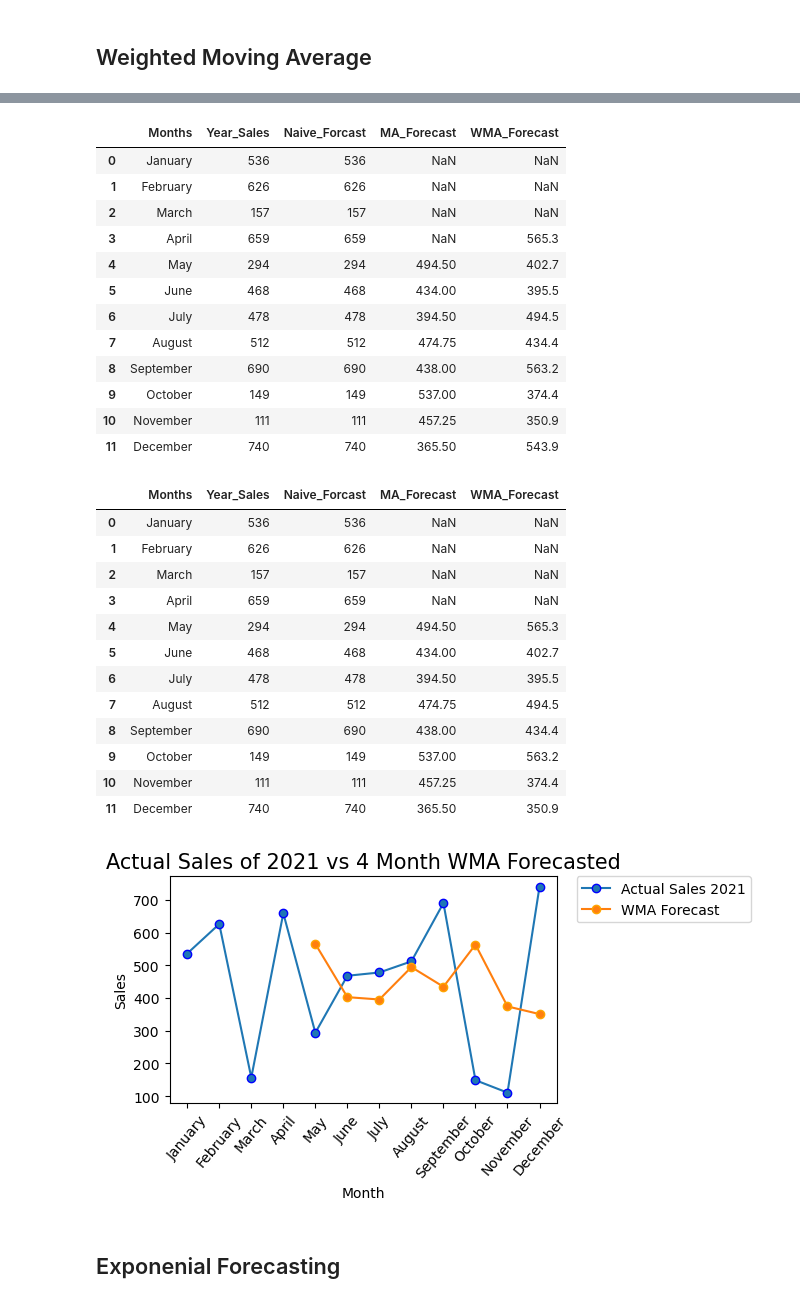
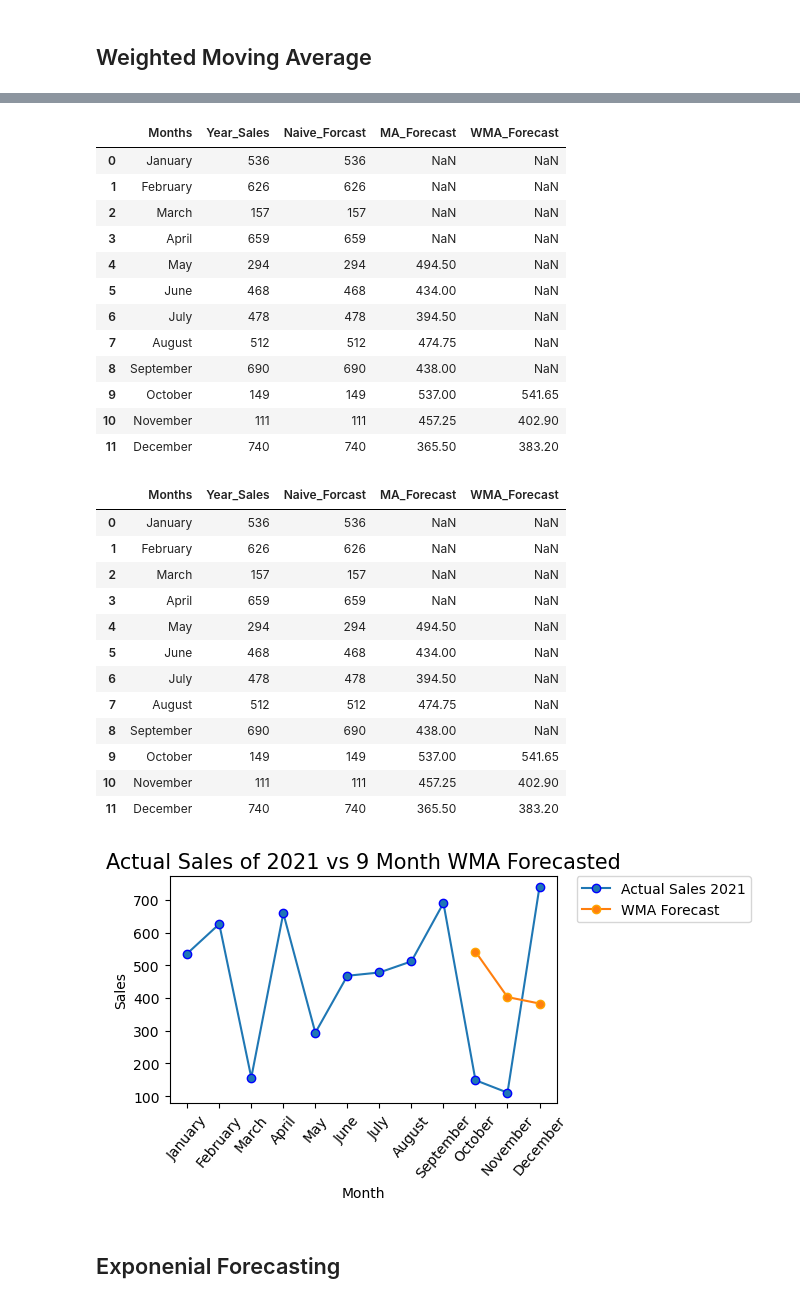
Before and after one commit to Gallillio/Sales-Forecasting-App, a Jupyter notebook: Forecasting App.ipynb, the cells around one changed output, grey strips where cells are left out. Drawn from its saved outputs; the diff is of its cells as text; code cells hidden in the pictures.

Commit message:
Day 2
Learned Tkinter and used it to add some GUI, made the GUI for the monthy sale input as well as some simple changes to the backend without GUI

```diff
--- a/Forecasting App.ipynb
+++ b/Forecasting App.ipynb
@@ -242,6 +388,6 @@ def WMA_value(value):
        return MA_val
        break
 
-WMA_val = MA_value("Enter a number of Months \n for WMA and amount of Weights (1 - 11): ")
+WMA_val = MA_value("Enter a number of Months \n for WMA and Weight of each Month before (1 - 11): ")
 # %% [output]
 Enter a number of Months
@@ -249,7 +395,8 @@ Enter a number of Months
 # %%
 weights = []
 for i in range(WMA_val):
-    print("Weight Value ", i+1, end=" ")
-    weight = int(input(": "))
+    print(df["Months"][i], end=" ")
+    print("Weight Value ", end=" ")
+    weight = float(input(": "))
     weights.append(weight)
 # %% [output]
@@ -264,23 +416,25 @@ weights
 # %%
 df["WMA_Forecast"] = df["Year_Sales"].rolling(window = WMA_val).apply(lambda x: np.sum(weights*x)/np.sum(weights))
+#shifts cells down
+df["WMA_Forecast"] = df["WMA_Forecast"].shift(1)
 df
 # %% [output]
 |  | Months | Year_Sales | Naive_Forcast | MA_Forecast | WMA_Forecast |
 | 0 | January | 536 | 536 | NaN | NaN |
 | 1 | February | 626 | 626 | NaN | NaN |
 | 2 | March | 157 | 157 | NaN | NaN |
-| 3 | April | 659 | 659 | NaN | 565.3 |
-| 4 | May | 294 | 294 | 494.50 | 402.7 |
-| 5 | June | 468 | 468 | 434.00 | 395.5 |
-| 6 | July | 478 | 478 | 394.50 | 494.5 |
-| 7 | August | 512 | 512 | 474.75 | 434.4 |
-| 8 | September | 690 | 690 | 438.00 | 563.2 |
-| 9 | October | 149 | 149 | 537.00 | 374.4 |
-| 10 | November | 111 | 111 | 457.25 | 350.9 |
-| 11 | December | 740 | 740 | 365.50 | 543.9 |
+| 3 | April | 659 | 659 | NaN | NaN |
+| 4 | May | 294 | 294 | 494.50 | NaN |
+| 5 | June | 468 | 468 | 434.00 | NaN |
+| 6 | July | 478 | 478 | 394.50 | NaN |
+| 7 | August | 512 | 512 | 474.75 | NaN |
+| 8 | September | 690 | 690 | 438.00 | NaN |
+| 9 | October | 149 | 149 | 537.00 | 541.65 |
+| 10 | November | 111 | 111 | 457.25 | 402.90 |
+| 11 | December | 740 | 740 | 365.50 | 383.20 |
 # %%
-#shifts cells down
-df["WMA_Forecast"] = df["WMA_Forecast"].shift(1)
+
+
 df
 # %% [output]
 |  | Months | Year_Sales | Naive_Forcast | MA_Forecast | WMA_Forecast |
@@ -288,33 +442,37 @@ df
 | 1 | February | 626 | 626 | NaN | NaN |
 | 2 | March | 157 | 157 | NaN | NaN |
 | 3 | April | 659 | 659 | NaN | NaN |
-| 4 | May | 294 | 294 | 494.50 | 565.3 |
-| 5 | June | 468 | 468 | 434.00 | 402.7 |
-| 6 | July | 478 | 478 | 394.50 | 395.5 |
-| 7 | August | 512 | 512 | 474.75 | 494.5 |
-| 8 | September | 690 | 690 | 438.00 | 434.4 |
-| 9 | October | 149 | 149 | 537.00 | 563.2 |
-| 10 | November | 111 | 111 | 457.25 | 374.4 |
-| 11 | December | 740 | 740 | 365.50 | 350.9 |
+| 4 | May | 294 | 294 | 494.50 | NaN |
+| 5 | June | 468 | 468 | 434.00 | NaN |
+| 6 | July | 478 | 478 | 394.50 | NaN |
+| 7 | August | 512 | 512 | 474.75 | NaN |
+| 8 | September | 690 | 690 | 438.00 | NaN |
+| 9 | October | 149 | 149 | 537.00 | 541.65 |
+| 10 | November | 111 | 111 | 457.25 | 402.90 |
+| 11 | December | 740 | 740 | 365.50 | 383.20 |
 # %%
-#Weighted Moving Average Forecasting Graph
-x= np.array([0,1,2,3,4,5,6,7,8,9,10,11])
+def WMA_Graph():
 
-plt.figure(figsize=(5,3), dpi=100)
-plt.plot(df["Year_Sales"], marker=".", markersize="12", markeredgecolor="blue", label="Actual Sales 2021")
-plt.plot(df["WMA_Forecast"], marker=".", markersize="12", markeredgecolor="orange", label="WMA Forecast")
-plt.xticks(x,df.Months, rotation=50)
+    #Weighted Moving Average Forecasting Graph
+    x= np.array([0,1,2,3,4,5,6,7,8,9,10,11])
 
-plt.title(f"Actual Sales of 2021 vs {str(WMA_val)} Month WMA Forecasted", fontdict={"fontsize": 15})
-plt.xlabel("Month")
-plt.ylabel("Sales")
-plt.legend()
-plt.legend(bbox_to_anchor=(1.05, 1), loc='upper left', borderaxespad=0)
+    plt.figure(figsize=(5,3), dpi=100)
+    plt.plot(df["Year_Sales"], marker=".", markersize="12", markeredgecolor="blue", label="Actual Sales 2021")
+    plt.plot(df["WMA_Forecast"], marker=".", markersize="12", markeredgecolor="orange", label="WMA Forecast")
+    plt.xticks(x,df.Months, rotation=50)
+
+    plt.title(f"Actual Sales of 2021 vs {str(WMA_val)} Month WMA Forecasted", fontdict={"fontsize": 15})
+    plt.xlabel("Month")
+    plt.ylabel("Sales")
+    plt.legend()
+    plt.legend(bbox_to_anchor=(1.05, 1), loc='upper left', borderaxespad=0)
 
 
-plt.show()
+    plt.show()
+
+WMA_Graph()
 # %% [output]
-[figure, old version]
+[figure, new version]
 # %% [markdown]
 ## Exponenial Forecasting
 # %%
```
Also changed, not shown: parts of 13 cells of this notebook.
